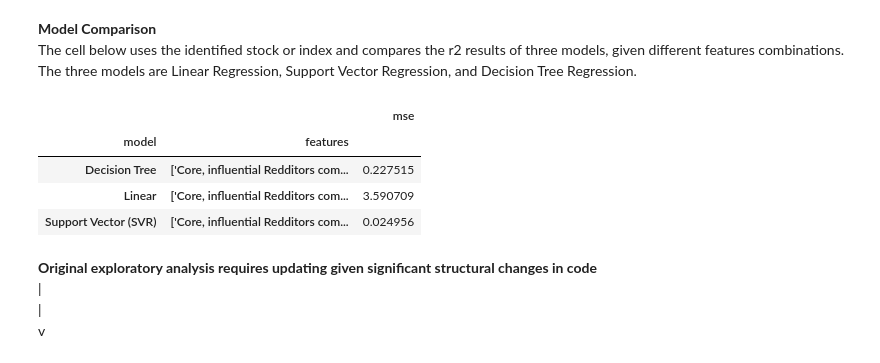
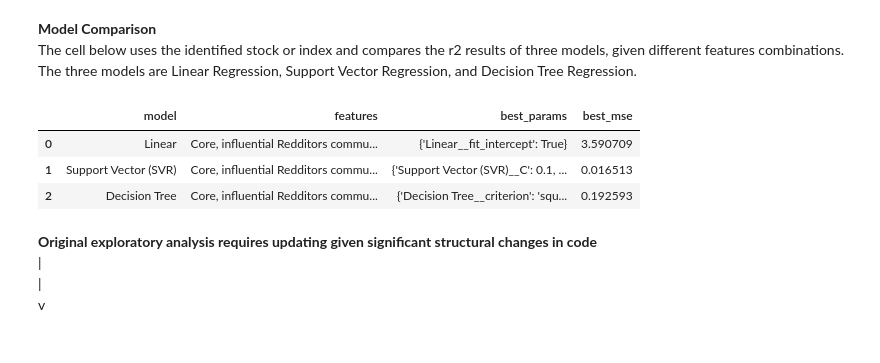
Before and after one commit to carldebski/mads_milestone_II, a Jupyter notebook: cdebski_milestone_II/model_comparison.ipynb, the cells around one changed output. Saved outputs shown, nothing was run; the diff lists cells and outputs as text; code cells hidden in the pictures.

Commit message:
Update supervised model to include hyperparam tuning

```diff
--- a/cdebski_milestone_II/model_comparison.ipynb
+++ b/cdebski_milestone_II/model_comparison.ipynb
@@ -11,37 +10,35 @@ The three models are Linear Regression, Support Vector Regression, and Decision
 # %%
 from daily_stock_price import get_stock_prices
 from supervised_data_prep import pre_process_data, feature_selection
 from supervised_modeling import model_comparison
 
 # identify the ticker for the selected stock / index
 TICKER = 'GME'
 
 # retrive training and test reddit data for model comparison and scoring (note: validation set is not included in data below, data > Sept30th)
 df_communites = pd.read_csv('../koigawa_milestone_II/community_output_gme_train.csv')
 df_topics = pd.read_csv('../smoilanen_milestone_II/df_train.csv')
 
 # retrive stock prices for the same time period as above
 MIN_DATE = df_communites['date'].min()[:10]
 MAX_DATE = df_communites['date'].max()[:10]
 df_prices = get_stock_prices(TICKER, start=MIN_DATE, end=MAX_DATE)
 
 # data from market and reddit is combined, cleaned
 # selections for feature shifting, rolling average, or stock price edits can be made here
 df_pre_processed = pre_process_data(df_prices, df_communites, df_topics, MIN_DATE, MAX_DATE, TICKER, shift=1, rolling_avg=0, stock_price='log')
 
 # select the top 10 features based on their correlation with the target variable
-FEATURES = [feature_selection(df_pre_processed, TICKER)[:10]]
+FEATURES = feature_selection(df_pre_processed, TICKER)[:10]
 
 # compare three models using different feature selections
 results = model_comparison(df_pre_processed, TICKER, features=FEATURES)
-results = results.groupby(['model', 'features'])['mse'].mean().to_frame()
 results
 # %% [output]
-|  |  | mse |
-| model | features |  |
-| Decision Tree | ['Core, influential Redditors com... | 0.227515 |
-| Linear | ['Core, influential Redditors com... | 3.590709 |
-| Support Vector (SVR) | ['Core, influential Redditors com... | 0.024956 |
+|  | model | features | best_params | best_mse |
+| 0 | Linear | Core, influential Redditors commu... | {'Linear__fit_intercept': True} | 3.590709 |
+| 1 | Support Vector (SVR) | Core, influential Redditors commu... | {'Support Vector (SVR)__C': 0.1, ... | 0.016513 |
+| 2 | Decision Tree | Core, influential Redditors commu... | {'Decision Tree__criterion': 'squ... | 0.192593 |
 # %% [markdown]
 **Original exploratory analysis requires updating given significant structural changes in code**\
 |\
```
Also changed, not shown: parts of 1 cell of this notebook, 6 other files.
